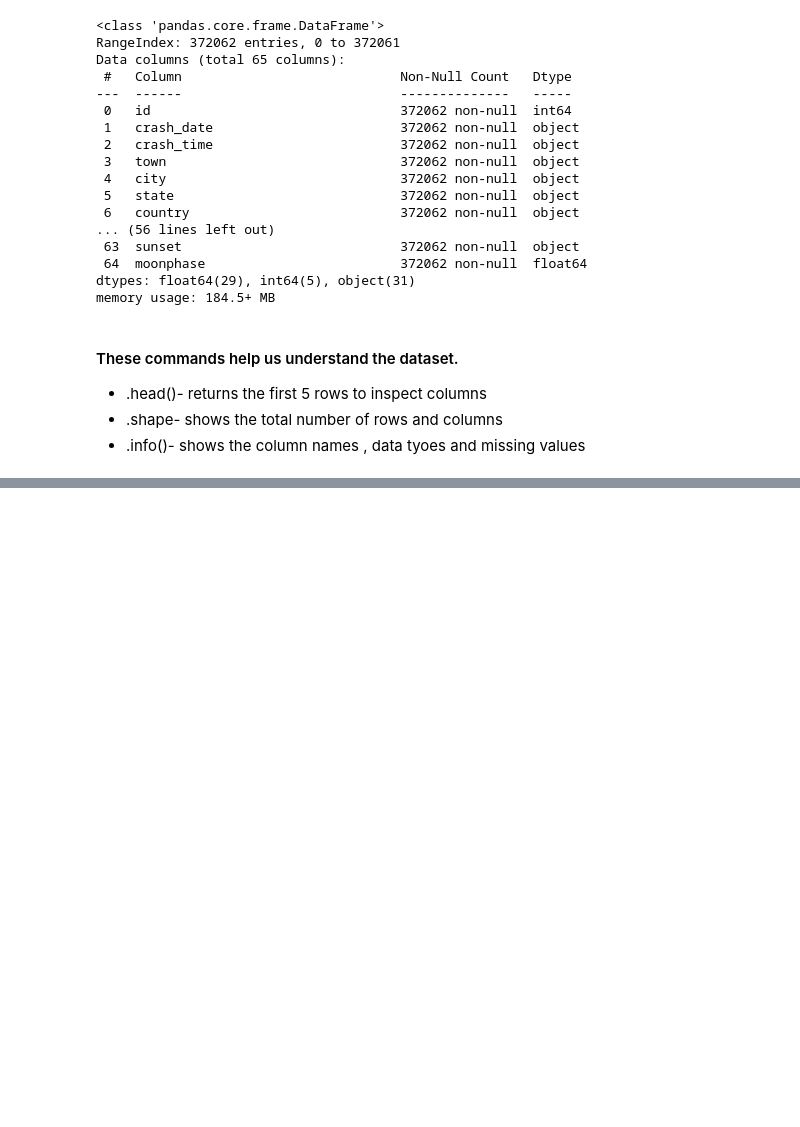
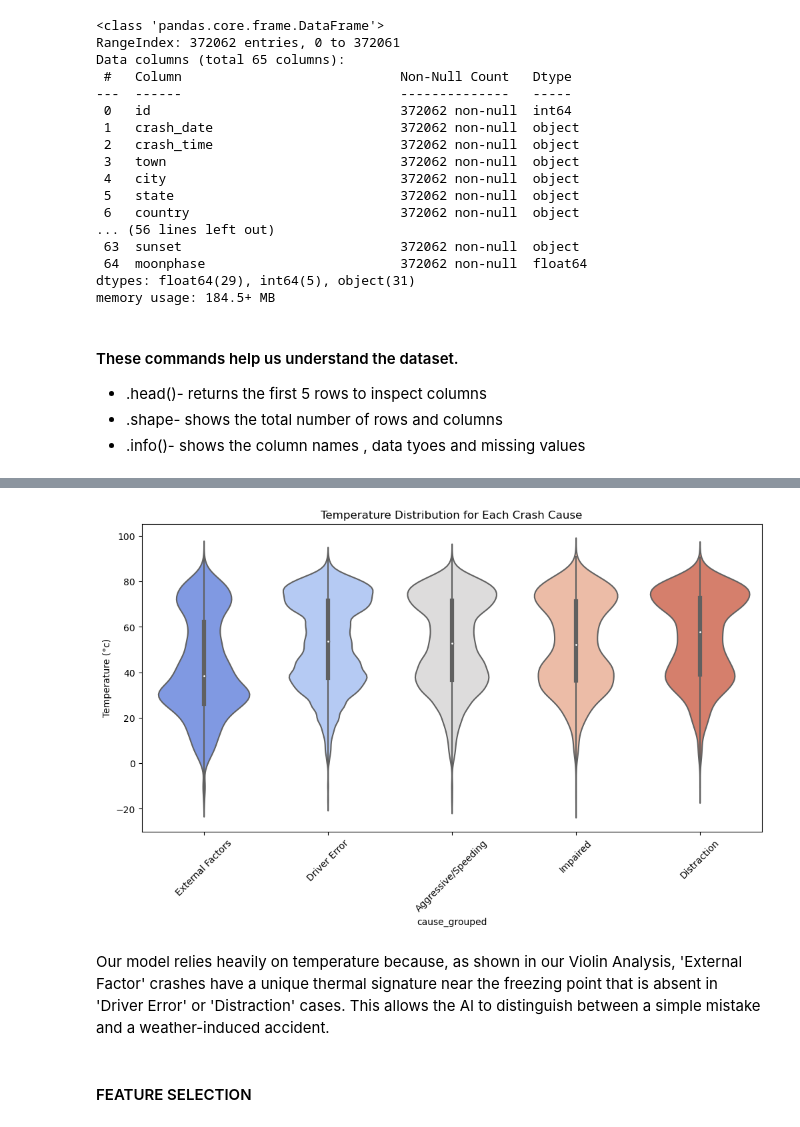
Before and after one commit to Grace-Neema-bit/Chicago-Traffic-Crash-Prediction-and-Analysis, a Jupyter notebook: project.ipynb, the cells around one changed output, grey strips where cells are left out. Drawn from its saved outputs; the diff is of its cells as text; code cells hidden in the pictures; blank space fills up the shorter version.

```diff
--- a/project.ipynb
+++ b/project.ipynb
@@ -312,0 +260,14 @@ print(X.shape)
+# %%
+plt.figure(figsize=(12, 6))
+sns.violinplot(data=df_clean, x='cause_grouped', y='days_temp', palette='coolwarm')
+
+plt.title("Temperature Distribution for Each Crash Cause")
+plt.xticks(rotation=45)
+plt.ylabel("Temperature (°c)")
+plt.show()
+# %% [output]
+[figure, added]
+# %% [markdown]
+Our model relies heavily on temperature because, as shown in our Violin Analysis, 'External Factor' crashes have a unique thermal signature near the freezing point that is absent in 'Driver Error' or 'Distraction' cases. This allows the AI to distinguish between a simple mistake and a weather-induced accident.
+# %% [markdown]
+#### FEATURE SELECTION
```
Also changed, not shown: parts of 118 cells of this notebook, 1 other file.
